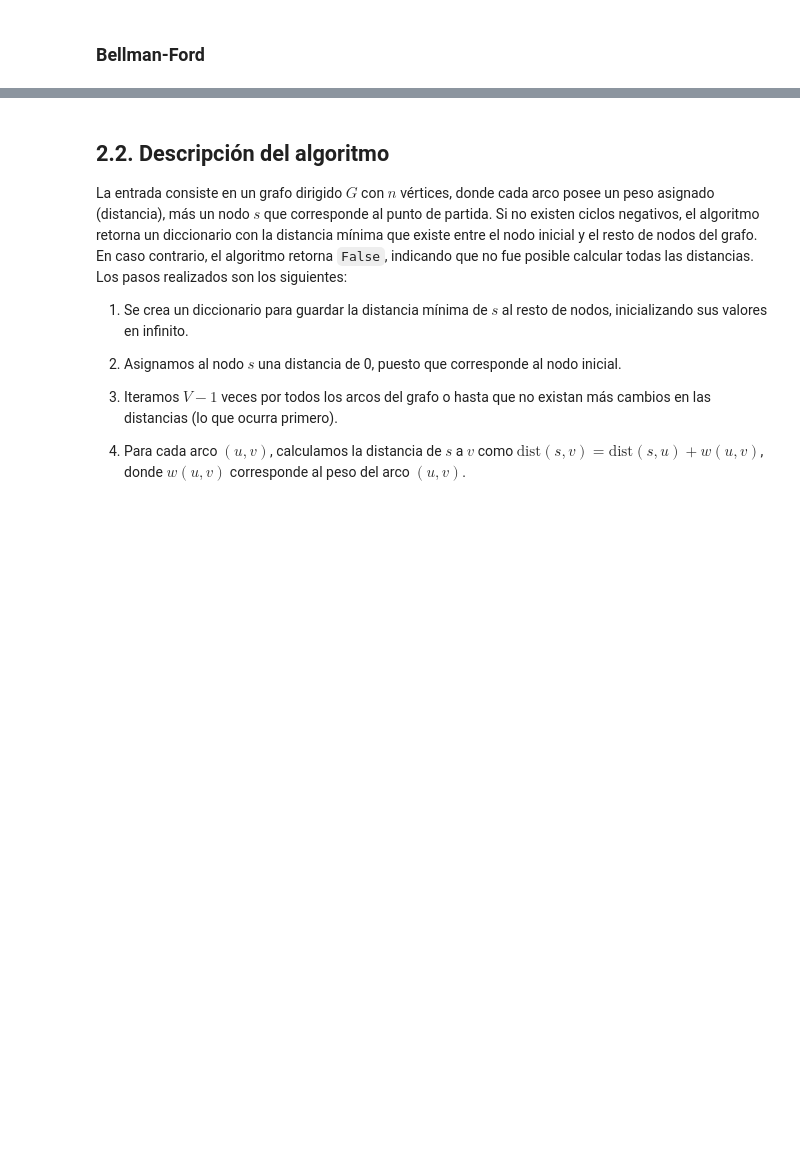
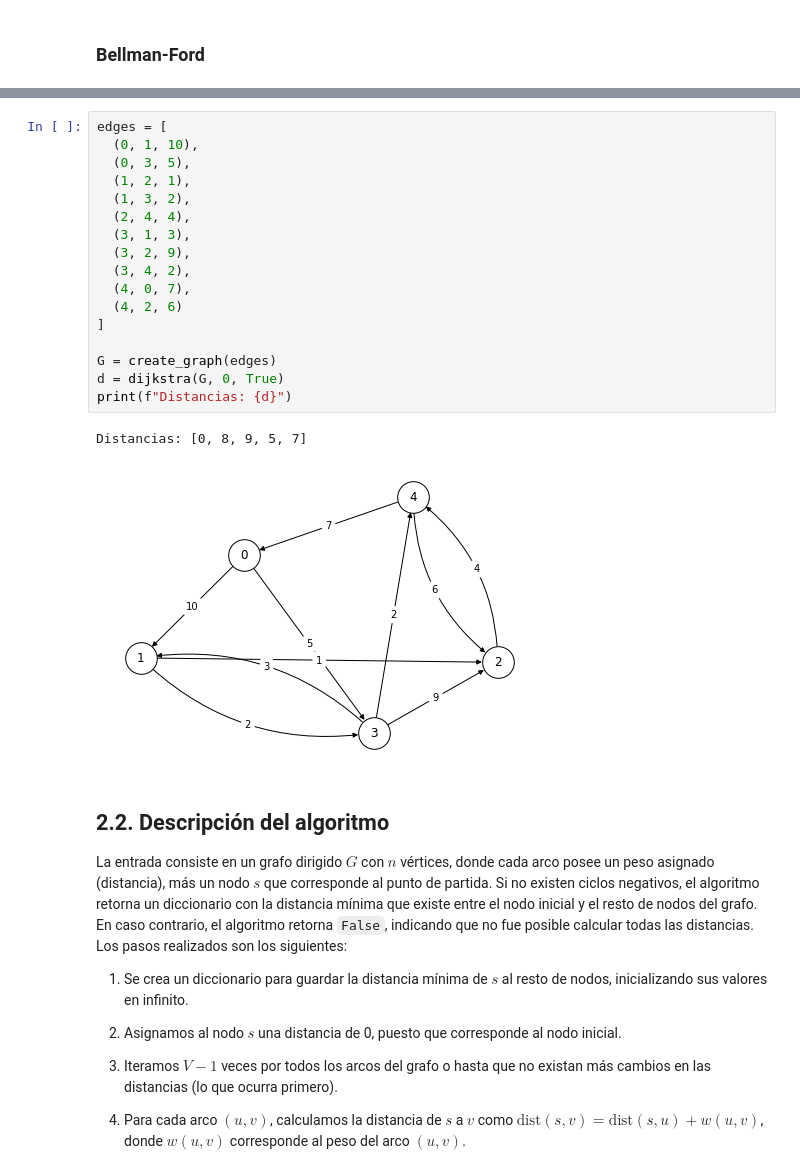
Before and after one commit to OscarRojasG/ADA-Informes, a Jupyter notebook: Informe11-BellmanFord.ipynb, the cells around one changed output, grey strips where cells are left out. Saved outputs shown, nothing was run; the diff lists cells and outputs as text; blank space fills up the shorter version.

```diff
--- a/Informe11-BellmanFord.ipynb
+++ b/Informe11-BellmanFord.ipynb
@@ -247,3 +300,23 @@ draw_graph(G)
+# %%
+edges = [
+  (0, 1, 10),
+  (0, 3, 5),
+  (1, 2, 1),
+  (1, 3, 2),
+  (2, 4, 4),
+  (3, 1, 3),
+  (3, 2, 9),
+  (3, 4, 2),
+  (4, 0, 7),
+  (4, 2, 6)
+]
+
+G = create_graph(edges)
+d = dijkstra(G, 0, True)
+print(f"Distancias: {d}")
+# %% [output]
+Distancias: [0, 8, 9, 5, 7]
+[figure, added]
 # %% [markdown]
 ## 2.2. Descripción del algoritmo
 
```
Also changed, not shown: parts of 12 cells of this notebook.
